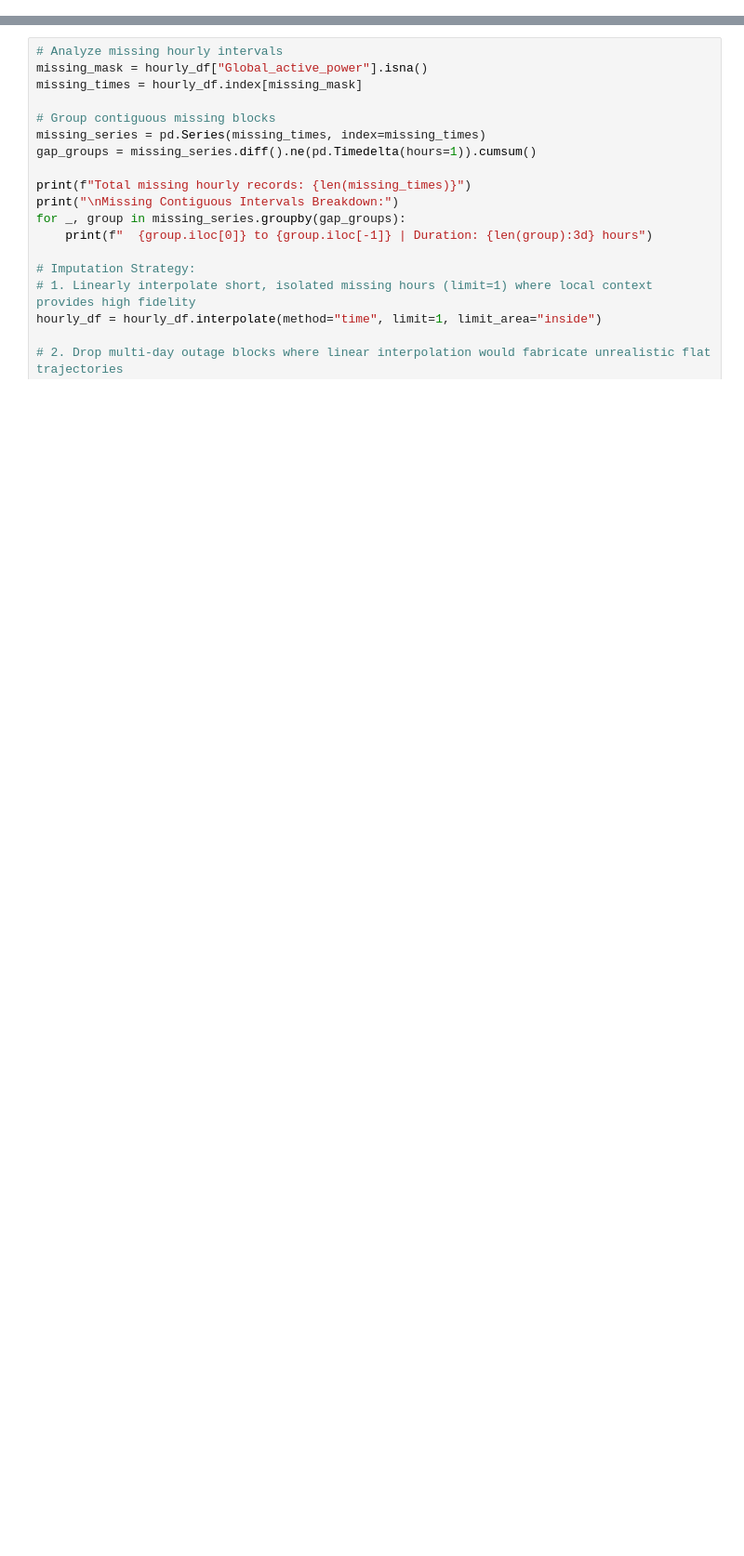
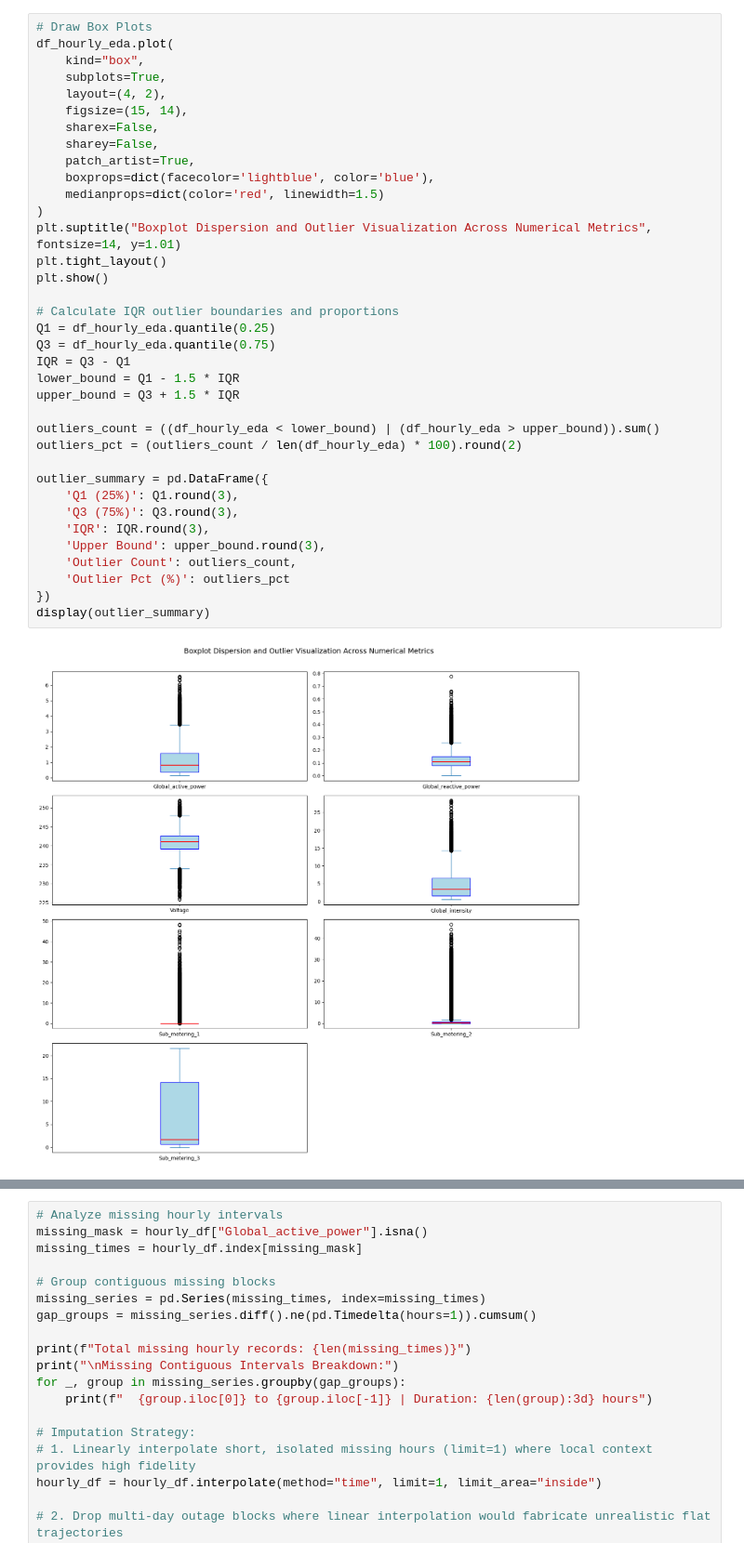
Before and after one commit to malikbennett/aai4001-household-power-forecast, a Jupyter notebook: notebooks/AAI4001_FinalProject_GroupX_IndustrialML.ipynb, the cells around one changed output, grey strips where cells are left out. Shown at 93% size. Cells and saved outputs as stored; diff of their text form; blank space fills up the shorter version.

```diff
--- a/notebooks/AAI4001_FinalProject_GroupX_IndustrialML.ipynb
+++ b/notebooks/AAI4001_FinalProject_GroupX_IndustrialML.ipynb
@@ -384,0 +190,38 @@ We inspect the structure of missing hourly entries: isolated single-hour dropout
+# %%
+# Draw Box Plots
+df_hourly_eda.plot(
+    kind="box",
+    subplots=True,
+    layout=(4, 2),
+    figsize=(15, 14),
+    sharex=False,
+    sharey=False,
+    patch_artist=True,
+    boxprops=dict(facecolor='lightblue', color='blue'),
+    medianprops=dict(color='red', linewidth=1.5)
+)
+plt.suptitle("Boxplot Dispersion and Outlier Visualization Across Numerical Metrics", fontsize=14, y=1.01)
+plt.tight_layout()
+plt.show()
+
+# Calculate IQR outlier boundaries and proportions
+Q1 = df_hourly_eda.quantile(0.25)
+Q3 = df_hourly_eda.quantile(0.75)
+IQR = Q3 - Q1
+lower_bound = Q1 - 1.5 * IQR
+upper_bound = Q3 + 1.5 * IQR
+
+outliers_count = ((df_hourly_eda < lower_bound) | (df_hourly_eda > upper_bound)).sum()
+outliers_pct = (outliers_count / len(df_hourly_eda) * 100).round(2)
+
+outlier_summary = pd.DataFrame({
+    'Q1 (25%)': Q1.round(3),
+    'Q3 (75%)': Q3.round(3),
+    'IQR': IQR.round(3),
+    'Upper Bound': upper_bound.round(3),
+    'Outlier Count': outliers_count,
+    'Outlier Pct (%)': outliers_pct
+})
+display(outlier_summary)
+# %% [output]
+[figure, added]
```
Also changed, not shown: parts of 82 cells of this notebook.
